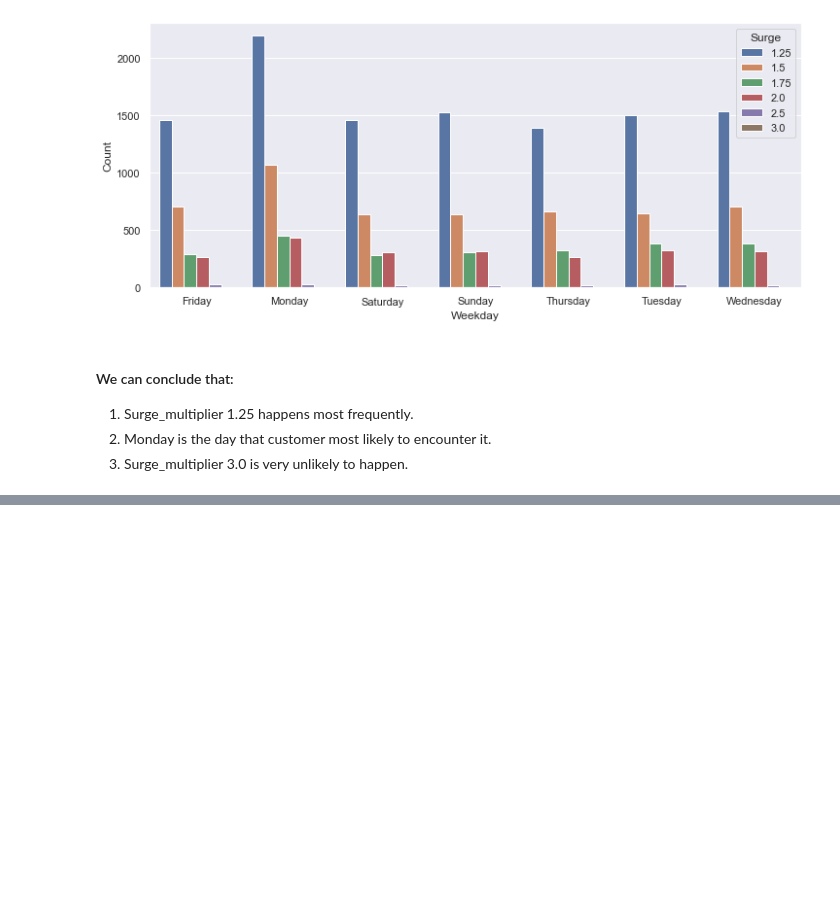
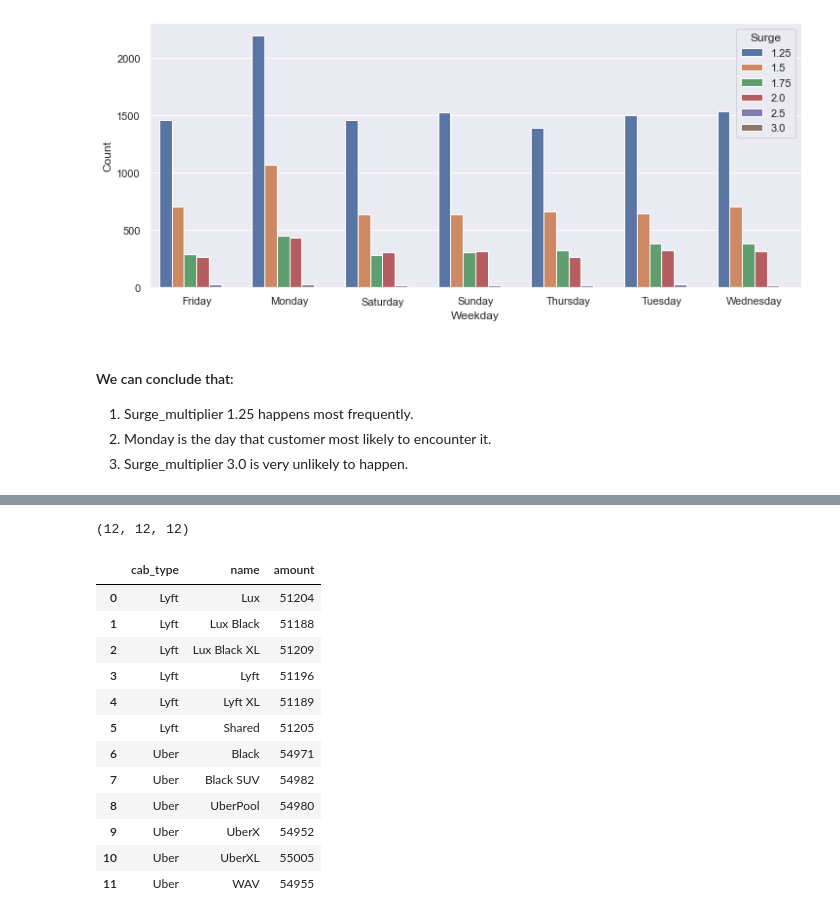
Before and after one commit to edgarp2017/Price-Trend-of-Riding-Apps, a Jupyter notebook: vis.ipynb, the cells around one changed output, grey strips where cells are left out. Saved outputs shown, nothing was run; the diff lists cells and outputs as text; code cells hidden in the pictures; blank space fills up the shorter version.

```diff
--- a/vis.ipynb
+++ b/vis.ipynb
@@ -71,0 +102,4 @@ sns.barplot(x="Weekday", y = "Count", hue= "Surge", data=high_surge).set_title
+# %%
+df_lyft = df_lyft.groupby("name")['distance'].count()
+df_lyft = df_lyft.reset_index()
+df_lyft.head()
@@ -71,0 +113,4 @@ sns.barplot(x="Weekday", y = "Count", hue= "Surge", data=high_surge).set_title
+# %%
+df_uber = df_uber.groupby("name")['distance'].count()
+df_uber = df_uber.reset_index()
+df_uber.head()
@@ -71,0 +124,36 @@ sns.barplot(x="Weekday", y = "Count", hue= "Surge", data=high_surge).set_title
+# %%
+cab_type = ["Lyft", "Lyft", "Lyft", "Lyft", "Lyft", "Lyft", "Uber", "Uber", "Uber","Uber" ,"Uber" ,"Uber"]
+name = []
+amount = []
+
+values = list(df_lyft['name'].values)
+name = name + values
+values = list(df_lyft['distance'].values)
+amount = amount + values
+
+values = list(df_uber['name'].values)
+name = name + values
+values = list(df_uber['distance'].values)
+amount = amount + values
+
+len(cab_type), len(name), len(amount),
+# %% [output]
+(12, 12, 12)
+# %%
+data = {"cab_type":cab_type, "name":name, "amount": amount }
+df_amount = pd.DataFrame(data=data)
+df_amount
+# %% [output]
+|  | cab_type | name | amount |
+| 0 | Lyft | Lux | 51204 |
+| 1 | Lyft | Lux Black | 51188 |
+| 2 | Lyft | Lux Black XL | 51209 |
+| 3 | Lyft | Lyft | 51196 |
+| 4 | Lyft | Lyft XL | 51189 |
+| 5 | Lyft | Shared | 51205 |
+| 6 | Uber | Black | 54971 |
+| 7 | Uber | Black SUV | 54982 |
+| 8 | Uber | UberPool | 54980 |
+| 9 | Uber | UberX | 54952 |
+| 10 | Uber | UberXL | 55005 |
+| 11 | Uber | WAV | 54955 |
```
Also changed, not shown: parts of 11 cells of this notebook, 1 other file.
